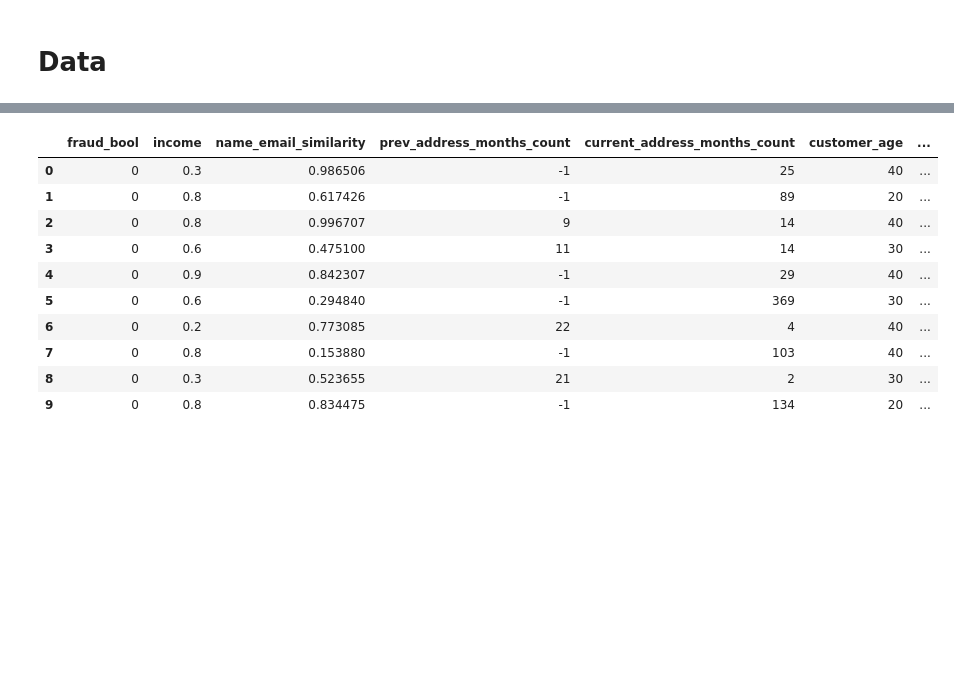
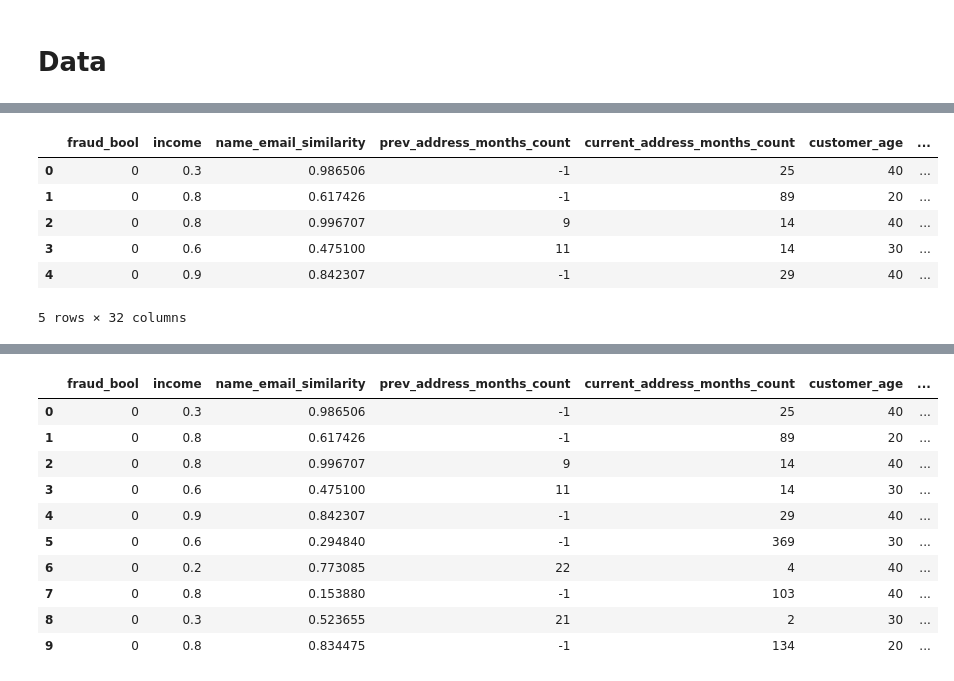
Before and after one commit to DataArt/ai-data-hackathon-2024, a Jupyter notebook: notebooks/agent.ipynb, the cells around one changed output, grey strips where cells are left out. Saved outputs shown, nothing was run; the diff lists cells and outputs as text; code cells hidden in the pictures; blank space fills up the shorter version.

```diff
--- a/notebooks/agent.ipynb
+++ b/notebooks/agent.ipynb
@@ -100,3 +131,13 @@ df = pd.read_csv('s3://hackathon.datasets/Bank Account Fraud Dataset Suite/Base.
+# %%
+df.head()
+# %% [output]
+|  | fraud_bool | income | name_email_similarity | prev_address_months_count | current_address_months_count | customer_age | ... |
+| 0 | 0 | 0.3 | 0.986506 | -1 | 25 | 40 | ... |
+| 1 | 0 | 0.8 | 0.617426 | -1 | 89 | 20 | ... |
+| 2 | 0 | 0.8 | 0.996707 | 9 | 14 | 40 | ... |
+| 3 | 0 | 0.6 | 0.475100 | 11 | 14 | 30 | ... |
+| 4 | 0 | 0.9 | 0.842307 | -1 | 29 | 40 | ... |
+5 rows × 32 columns
 # %%
 ps.sqldf("SELECT * FROM df WHERE income > 0.2")
 # %% [output]
```
Also changed, not shown: parts of 7 cells of this notebook.
